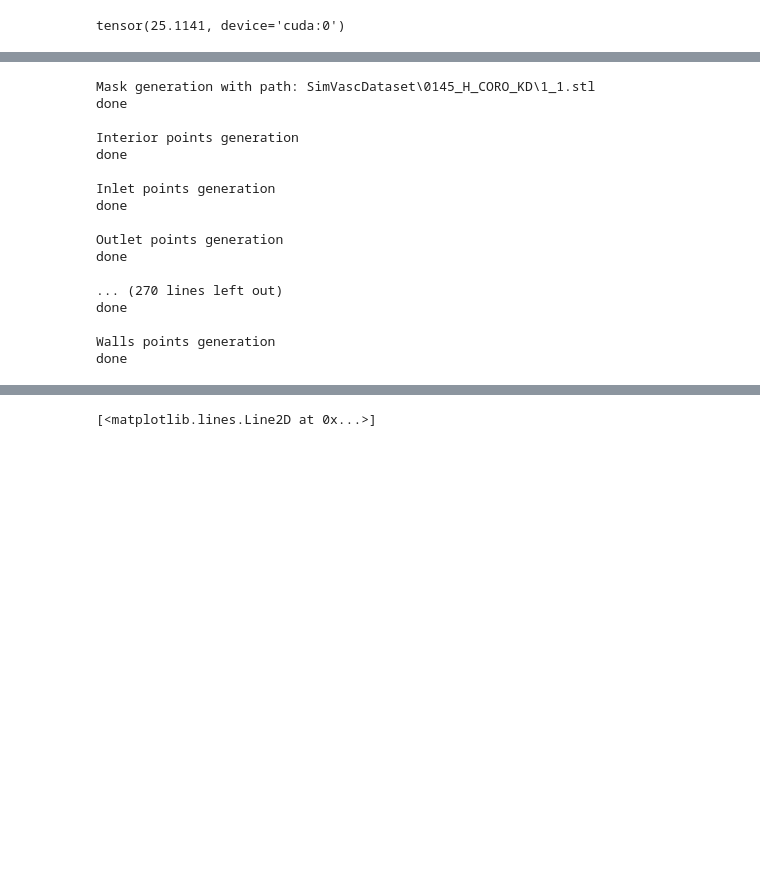
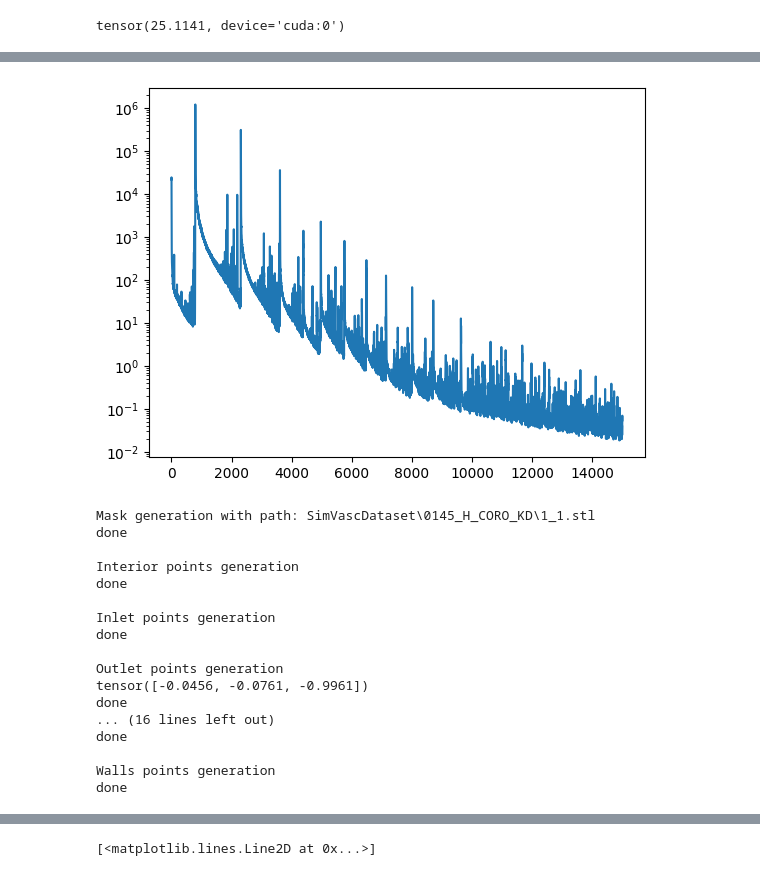
Before and after one commit to stebakov-i-n/GA_PINN_3D, a Jupyter notebook: MAIN.ipynb, the cells around one changed output, grey strips where cells are left out. Saved outputs shown, nothing was run; the diff lists cells and outputs as text; code cells hidden in the pictures; blank space fills up the shorter version.

Commit message:
Update model

```diff
--- a/MAIN.ipynb
+++ b/MAIN.ipynb
@@ -454,8 +454,10 @@ class GAPinn(nn.Module):
             x_emb[:, :_BND_END], x_cls)                                  # (B, _BND_END, d_model)
             # x_emb[:, :_BND_END] + x_cls, enc_out)                                  # (B, _BND_END, d_model)
 
-        v = (self.vel_head(flow_seq) * phi_pred[:, :_BND_END, 1:2]
-                  + phi_pred[:, :_BND_END, 0:1] * norm_in[:, :_BND_END] * ((1 / v_mean[:, :_BND_END])*(Q / s[:, :_BND_END])))      # (B, _BND_END, 3)
+        # v = (self.vel_head(flow_seq) * phi_pred[:, :_BND_END, 1:2]
+                #   + phi_pred[:, :_BND_END, 0:1] * norm_in[:, :_BND_END] * ((1 / v_mean[:, :_BND_END])*(Q / s[:, :_BND_END])))      # (B, _BND_END, 3)
+
+        v = self.vel_head(flow_seq)
 
         signed_dist = ((x[:, :_BND_END] - center_out[:, :_BND_END])
                        * norm_out[:, :_BND_END]).sum(-1, keepdim=True)
@@ -860,10 +874,17 @@ from matplotlib import pyplot as plt
 # %%
 with open('history_pinn.json', 'r') as fp:
-    history1 = json.load(fp)
+    history = json.load(fp)
 # %%
-plt.plot(history['res_4'])
+tmp = []
+
+for i in range(len(history['res_1']) // 10):
+    tmp.append((np.mean(history['res_1'][i * 10: (i + 1) * 10])))
+
+# plt.plot(tmp)
 plt.plot(history1['res_4'])
 plt.yscale('log')
+# %% [output]
+[figure, added]
 # %%
 %matplotlib qt
 # %%
@@ -911,7 +932,7 @@ Q = 1.5e-6
 _BND_START = INTERIOR_SIZE                                             # начало boundary (walls)
 _BND_END   = INTERIOR_SIZE + WALLS_SIZE + INLET_SIZE + OUTLET_SIZE    # конец non-outerior
 
-B = 4
+B = 2
 
 TRAIN_PINN = True
 RESUME_PINN = False
@@ -924,7 +945,10 @@ class Dataset(torch.utils.data.Dataset):
             for file in os.listdir(os.path.join(path, dir)):
                 if (file.count('_') == 1) and (file.split('_')[-1] != '-1.stl') and ('.stl' in file):
                     if file.replace('.stl', '.pt') in os.listdir(os.path.join(path, dir)):
-                        self.data.append(load_stl(os.path.join(path, dir, file), device='cuda', gen_int_p=GEN_INTERIOR_POINTS))
+                        self.data.append(load_stl(os.path.join(path, dir, file), odd=False, device='cuda', gen_int_p=GEN_INTERIOR_POINTS))
+                        self.data.append(load_stl(os.path.join(path, dir, file), odd=True, device='cuda', gen_int_p=GEN_INTERIOR_POINTS))
+                        break
+            break
 
     def __getitem__(self, index):
         agg = self.data[index]
@@ -970,13 +994,14 @@ class Dataset(torch.utils.data.Dataset):
 
         norm_in    = agg['n_dict']['inlet']
         norm_out   = agg['n_dict']['outlet']
+        center_in = agg['n_dict']['inlet_center']
         center_out = agg['n_dict']['outlet_center']
 
         l = agg['l']
         s = agg['s']
         v_mean = agg['v_mean']
 
-        return x, torch.stack((phi_w, phi_in), 1), torch.cat((norm_out, center_out)), norm_in.repeat(len(x), 1), norm_out.repeat(len(x), 1), center_out.repeat(len(x), 1), l.repeat(len(x), 1), s.repeat(len(x), 1), v_mean.repeat(len(x), 1), x_label
+        return x, torch.stack((phi_w, phi_in), 1), torch.cat((center_in, center_out)), norm_in.repeat(len(x), 1), norm_out.repeat(len(x), 1), center_out.repeat(len(x), 1), l.repeat(len(x), 1), s.repeat(len(x), 1), v_mean.repeat(len(x), 1), x_label
 
     def __len__(self):
         return len(self.data)
@@ -984,7 +1009,7 @@ class Dataset(torch.utils.data.Dataset):
 
 class GAPinn(nn.Module):
     def __init__(self, d_model=512, nhead=8, num_enc_layers=6, num_dec_layers=4,
-                 dim_ff=2048, dropout=0.1):
+                 dim_ff=2048, dropout=0.0):
         super().__init__()
 
         self.projector = nn.Linear(3, d_model)
@@ -1056,15 +1081,6 @@ class GAPinn(nn.Module):
 
         return out_pred, phi_pred, v[..., 0:1], v[..., 1:2], v[..., 2:3], p, x_grad
 
-
-ga_pinn = GAPinn().cuda()
-
-if TRAIN_PINN:
-    if RESUME_PINN:
-        ga_pinn.load_state_dict(torch.load(f'{MODELS_PATH}/mlp_dist.pth'))
-    else:
-        ga_pinn.load_state_dict(torch.load(f'{MODELS_PATH}/mlp_pinn.pth'))
-
 dataset = Dataset(DATASET_PATH)
 
 loader = torch.utils.data.DataLoader(dataset, batch_size=B, shuffle=True)
@@ -1079,9 +1095,9 @@ Inlet points generation
 done
 
 Outlet points generation
+tensor([-0.0456, -0.0761, -0.9961])
 done
-
-... (270 lines left out)
+... (16 lines left out)
 done
 
 Walls points generation
```
Also changed, not shown: parts of 51 cells of this notebook, 8 other files.
